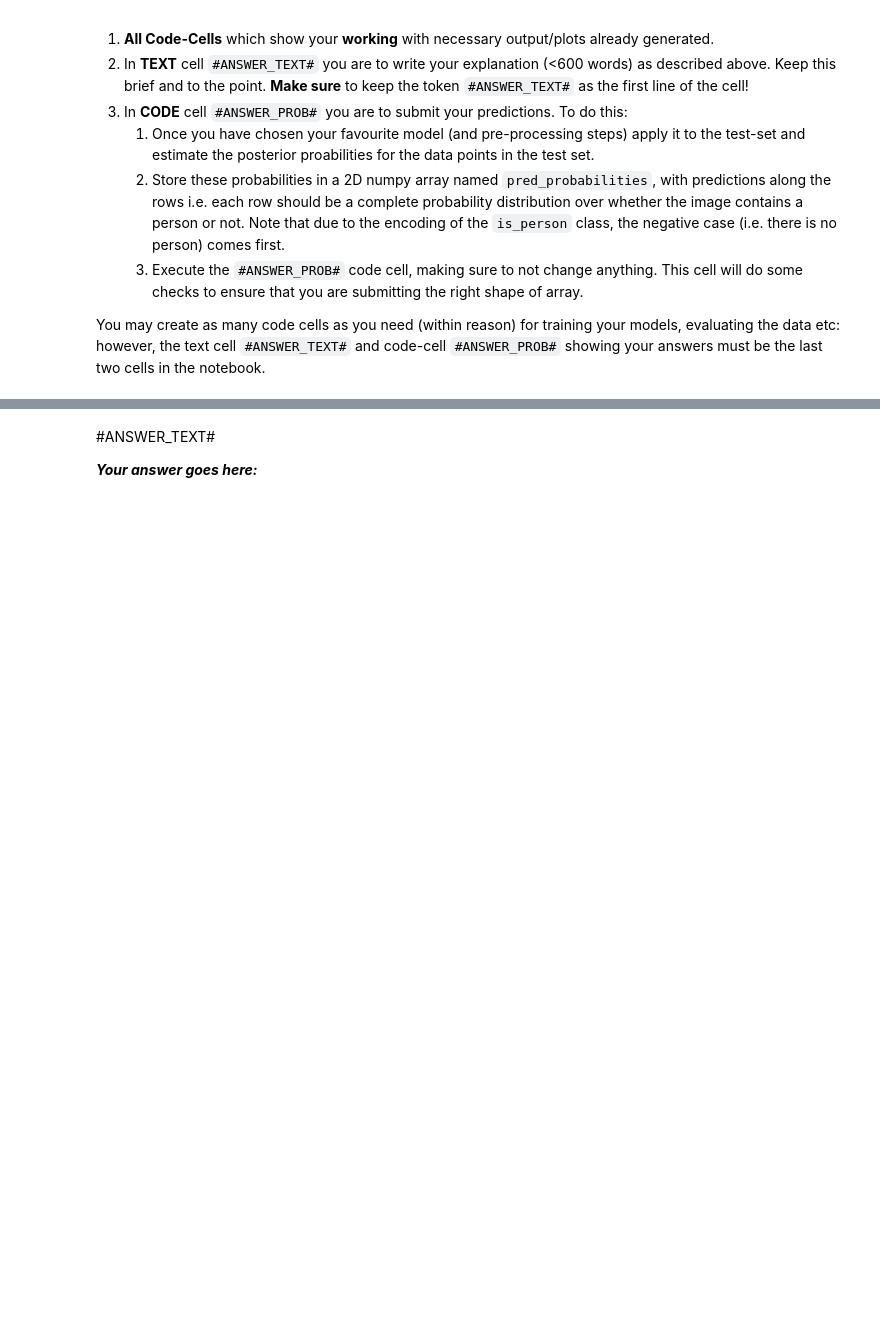
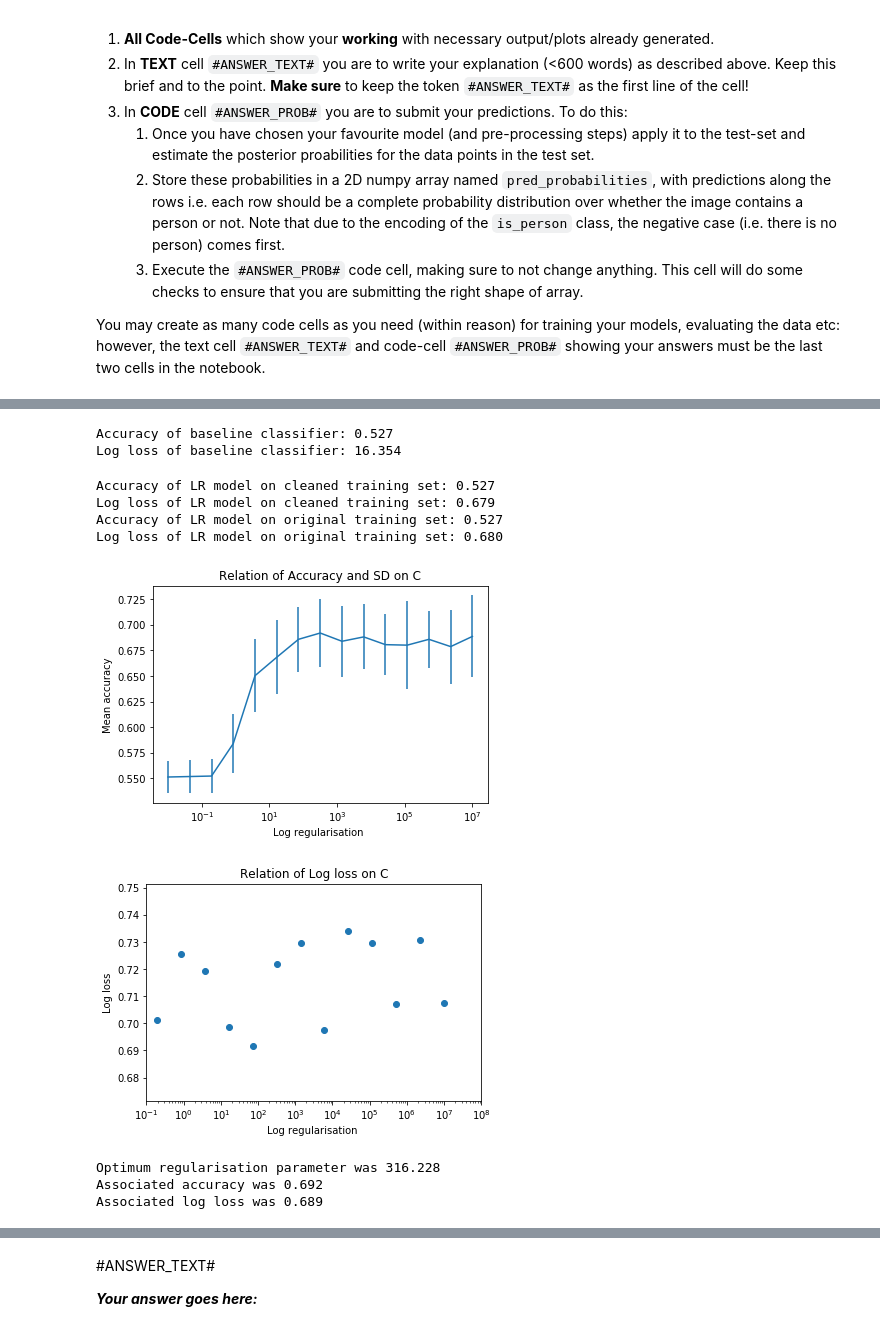
Before and after one commit to ishanparikh/IAML2018, a Jupyter notebook: Assignments/03_B_MiniChallenge.ipynb, the cells around one changed output, grey strips where cells are left out. Cells and saved outputs as stored; diff of their text form; code cells hidden in the pictures; blank space fills up the shorter version.

```diff
--- a/Assignments/03_B_MiniChallenge.ipynb
+++ b/Assignments/03_B_MiniChallenge.ipynb
@@ -535,0 +356,34 @@ Log loss of optimised Logistic Regression classifer on validation set: 0.579
+# %%
+#using mean as baseline
+print('Accuracy of baseline classifier: {:.3f}'.format(1-(np.sum(y_val) / len(y_val))))
+baseline_preds = np.repeat(0, X_val.shape[0])
+print('Log loss of baseline classifier: {:.3f}'.format(log_loss(y_val,baseline_preds)))
+# %% [output]
+Accuracy of baseline classifier: 0.527
+Log loss of baseline classifier: 16.354
+# %%
+# Using a  Logistic Classifier:
+#First on Cleaned data
+lr = LogisticRegression(solver='lbfgs')
+lr.fit(X_train_clean, y_train_clean)
+print('Accuracy of LR model on cleaned training set: {:.3f}'.format(lr.score(X_val, y_val)))
+y_preds = lr.predict_proba(X_val)
+print('Log loss of LR model on cleaned training set: {:.3f}'.format(log_loss(y_val,y_preds)))
+
+# Now on original data:
+lr.fit(X_train, y_train)
+print('Accuracy of LR model on original training set: {:.3f}'.format(lr.score(X_val, y_val)))
+y_preds = lr.predict_proba(X_val)
+print('Log loss of LR model on original training set: {:.3f}'.format(log_loss(y_val,y_preds)))
+
+# y_preds = lr.predict_proba(X_val)
+# %% [output]
+Accuracy of LR model on cleaned training set: 0.527
+Log loss of LR model on cleaned training set: 0.679
+Accuracy of LR model on original training set: 0.527
+Log loss of LR model on original training set: 0.680
+# %%
+# transforming data to a standard Gaussian distribution
+scaler = preprocessing.StandardScaler()
+X_train_std = scaler.fit_transform(X_train)
+X_val_std = scaler.transform(X_val)
@@ -535,0 +392,43 @@ Log loss of optimised Logistic Regression classifer on validation set: 0.579
+# %%
+cVals = np.logspace(-2,7,num=15)
+accListMean = []
+accListSd = []
+logLosses = []
+for C in cVals:
+    lr = LogisticRegression(solver='lbfgs',C=C)
+    scores = cross_val_score(estimator=lr,X=X_train_std,y=y_train,cv=kf)
+    y_preds = cross_val_predict(method='predict_proba',estimator=lr,X=X_train_std,y=y_train,cv=kf)
+    accListMean.append(np.mean(scores))
+    accListSd.append(np.std(scores))
+    logLosses.append(log_loss(y_train,y_preds))
+# %%
+# Visualise mean and standard deviation dependence on the regularisation parameter
+plt.figure()
+plt.errorbar(x = cVals,y = accListMean, yerr = accListSd)
+plt.xscale('log')
+plt.xlabel("Log regularisation ")
+plt.ylabel("Mean accuracy")
+plt.title("Relation of Accuracy and SD on C")
+
+# Visualise log losses
+plt.figure()
+plt.scatter(x = cVals, y = logLosses)
+plt.xlim((1e-1,1e8))
+plt.xscale('log')
+plt.xlabel("Log regularisation ")
+plt.ylabel("Log loss")
+plt.title("Relation of Log loss on C")
+plt.show()
+
+# Report best regularisation parameter, its accuracy and log loss
+optimalAcc = np.max(accListMean)
+optimalLogLoss = np.min(logLosses)
+print('Optimum regularisation parameter was {:.3f}'.format(cVals[accListMean.index(optimalAcc)]))
+print('Associated accuracy was {:.3f}'.format(accListMean[accListMean.index(optimalAcc)]))
+print('Associated log loss was {:.3f}'.format(logLosses[logLosses.index(optimalLogLoss)]))
+# %% [output]
+[figure, added]
+[figure, added]
+Optimum regularisation parameter was 316.228
+Associated accuracy was 0.692
+Associated log loss was 0.689
```
Also changed, not shown: parts of 34 cells of this notebook, 2 other files.
